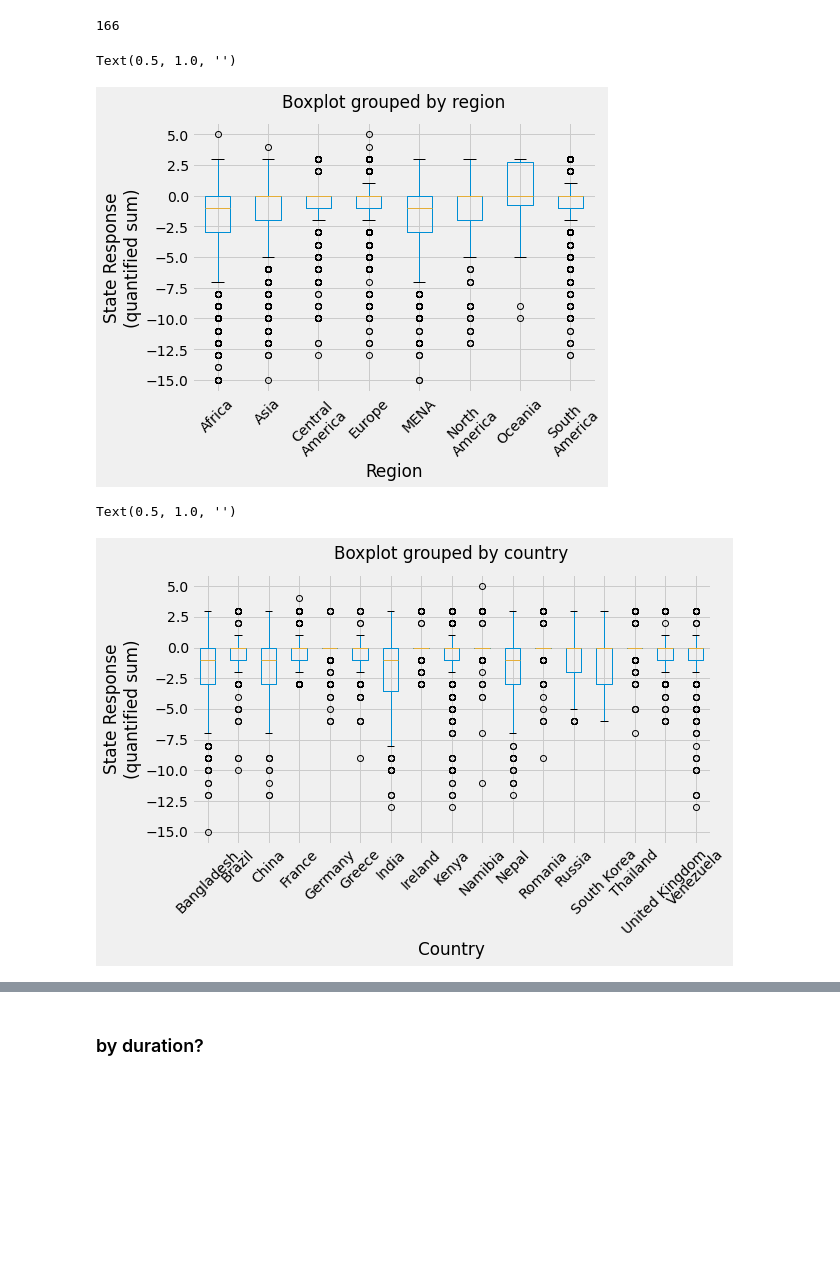
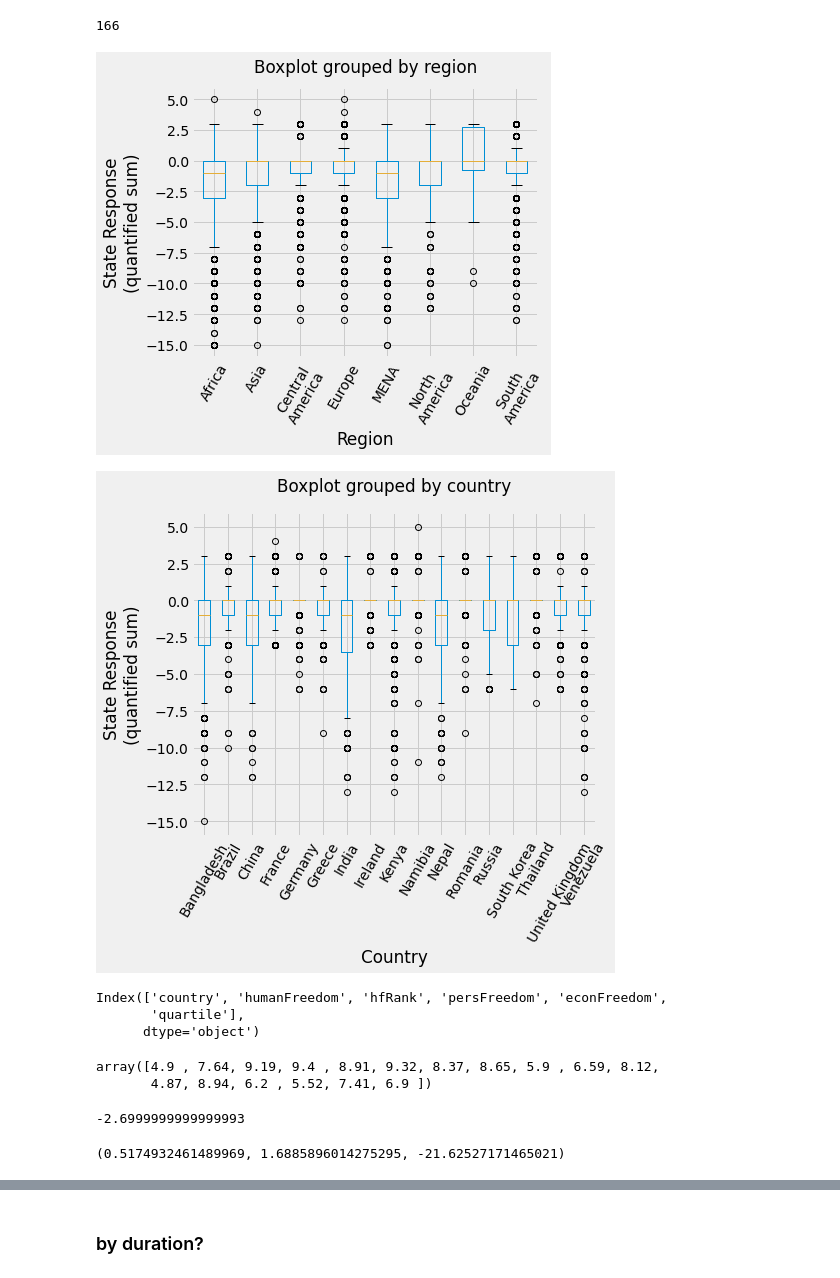
Before and after one commit to graceshaoy/119midterm-Mass-Mobilization, a Jupyter notebook: analyze_data.ipynb, the cells around one changed output, grey strips where cells are left out. Drawn from its saved outputs; the diff is of its cells as text; code cells hidden in the pictures; blank space fills up the shorter version.

```diff
--- a/analyze_data.ipynb
+++ b/analyze_data.ipynb
@@ -32,3 +32,9 @@ mm.stateresponse1.unique()
 # %% [output]
 array(['ignore', 'accomodation', 'crowd dispersal', 'arrests',
        'shootings', 'beatings', 'killings', nan], dtype=object)
+# %%
+for r in mm.region.unique():
+    re = r
+    print(r+": ")
+    print(mm.query("region == @re").country.unique())
+    print("---")
@@ -59,14 +83,13 @@ len(mm.country.unique())
 mm.region = [x.replace(" ", '\n') for x in mm.region.to_list()]
 # mm.country = [x.replace(" ", '\n') for x in mm.country.to_list()]
 # %%
-mm.boxplot(by = 'region', column = 'stateresponse_sum', figsize = [7,5], rot = 45)
+mm.boxplot(by = 'region', column = 'stateresponse_sum', figsize = [6,5], rot = 60)
 plt.xlabel('Region')
 plt.ylabel('State Response\n(quantified sum)')
 plt.title('')
-# plt.savefig("stateresponse_region", dpi=400, bbox_inches = 'tight')-
+plt.savefig("stateresponse_region", dpi=400, bbox_inches = 'tight')
 # %% [output]
-Text(0.5, 1.0, '')
-[figure, old version]
+[figure, new version]
 # %%
 top_countries = pd.DataFrame(mm.country.value_counts()).reset_index()
 top_countries = top_countries.rename(columns = {'country':'count','index':'country'}).query('count > 200')
@@ -89,9 +116,15 @@ mm_topcountries = mm[mm['country'].isin(top_countries.country)]
 # %%
-mm_topcountries.boxplot(by = 'country', column = 'stateresponse_sum', figsize = [9,5], rot = 45)
+mm_topcountries.boxplot(by = 'country', column = 'stateresponse_sum', figsize = [7,6], rot = 60)
 plt.xlabel('Country')
 plt.ylabel('State Response\n(quantified sum)')
 plt.title('')
-# plt.savefig("stateresponse_country", dpi=400, bbox_inches = 'tight')
+
+plt.savefig("stateresponse_country", dpi=400, bbox_inches = 'tight')
 # %% [output]
-Text(0.5, 1.0, '')
-[figure, old version]
+[figure, new version]
+# %%
+freedom.columns
+# %% [output]
+Index(['country', 'humanFreedom', 'hfRank', 'persFreedom', 'econFreedom',
+       'quartile'],
+      dtype='object')
@@ -97,0 +135,9 @@ Text(0.5, 1.0, '')
+# %%
+mm_freedom.persFreedom.unique()
+# %% [output]
+array([4.9 , 7.64, 9.19, 9.4 , 8.91, 9.32, 8.37, 8.65, 5.9 , 6.59, 8.12,
+       4.87, 8.94, 6.2 , 5.52, 7.41, 6.9 ])
+# %%
+mm_freedom.query('persFreedom == 7.64').quantile(.1).stateresponse_sum
+# %% [output]
+-2.6999999999999993
@@ -97,0 +151,16 @@ Text(0.5, 1.0, '')
+# %%
+# freex = np.array(mm_freedom.persFreedom).reshape(-1,1)
+# freey = np.array(mm_freedom.stateresponse_sum).reshape(-1,1)
+# modelfree = LinearRegression().fit(freex, freey)
+# mfree = modelfree.coef_[0][0]
+# bfree = modelfree.intercept_[0]
+# modelfree.score(freex, freey), mfree, bfree
+
+freex = np.array(freeminx).reshape(-1,1)
+freey = np.array(freeminy).reshape(-1,1)
+modelfree = LinearRegression().fit(freex, freey)
+mfree = modelfree.coef_[0][0]
+bfree = modelfree.intercept_[0]
+modelfree.score(freex, freey), mfree, bfree
+# %% [output]
+(0.5174932461489969, 1.6885896014275295, -21.62527171465021)
```
Also changed, not shown: parts of 30 cells of this notebook.
